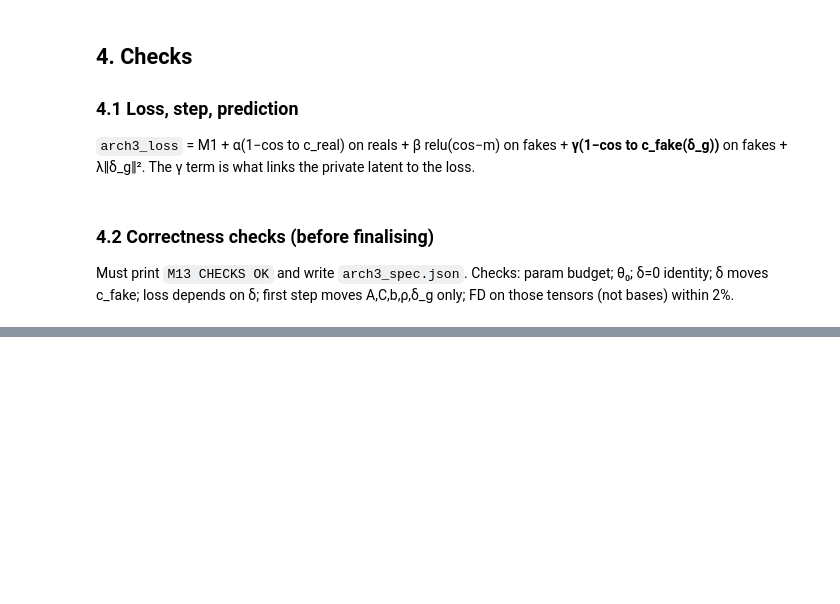
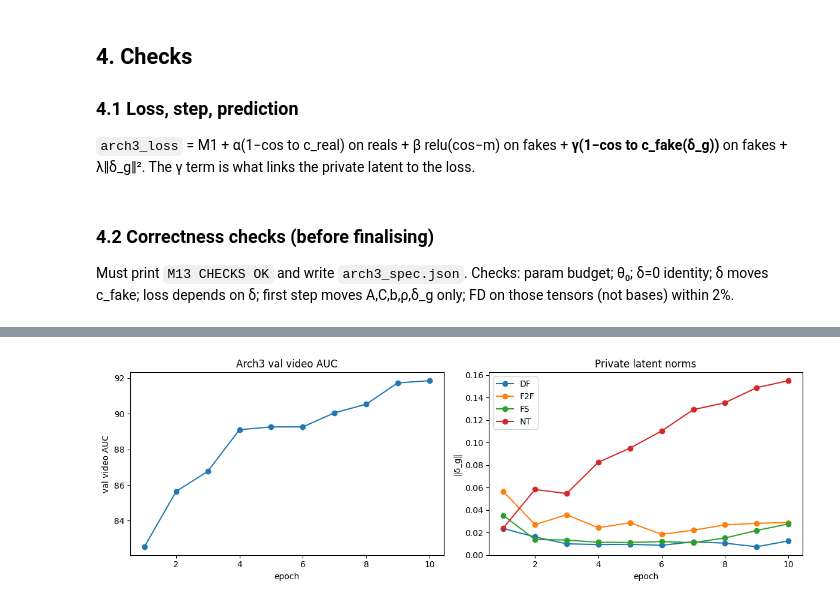
Before and after one commit to satyabrata-mishra/GBLA-Deepfake-Detection, a Jupyter notebook: M13.ipynb, the cells around one changed output, grey strips where cells are left out. Drawn from its saved outputs; the diff is of its cells as text; code cells hidden in the pictures; blank space fills up the shorter version.

Commit message:
Checks for Arch 3

```diff
--- a/M13.ipynb
+++ b/M13.ipynb
@@ -1083,0 +1219,86 @@ wrote /nlsasfs/home/isea/isea64/GBLA-Deepfake Detection/runs/m13/arch3_spec.json
+# %%
+# 6.1 Main table + decision
+def video_auc_from_records(records):
+    t = pd.DataFrame(records).set_index("test set")
+    row = {"seen": float(t.iloc[0]["video AUC"])}
+    row.update({SHORT[g]: float(t.loc[g, "video AUC"]) for g in ALL_GENERATORS})
+    return row
+
+
+rows = []
+rows.append({"model": "A0 SB-LN r=16 + linear (M11a)", "trainable": 36418, **A0, "UADFV": float("nan")})
+
+for name, (folder, dfd, uadfv) in REFS.items():
+    if name.startswith("A0"):
+        continue
+    if not (folder / "results.json").exists():
+        print("missing:", name)
+        continue
+    res = json.loads((folder / "results.json").read_text())
+    row = {"model": name, "trainable": res.get("deployed_trainable", P),
+           **video_auc_from_records(res["test"])}
+    row["DFD"] = res.get("dfd_video_auc", dfd if dfd is not None else float("nan"))
+    row["UADFV"] = res.get("uadfv_video_auc", uadfv if uadfv is not None else float("nan"))
+    rows.append(row)
+
+# M11b if present
+m11b_path = M11B_DIR / f"m11b_r{RANK}_{ARCH}_seed{SEED}" / "results.json"
+if m11b_path.exists():
+    res = json.loads(m11b_path.read_text())
+    rows.append({"model": "M11b r=16 (scratched family)", "trainable": res.get("deployed_trainable", 34370),
+                 **video_auc_from_records(res["test"]),
+                 "DFD": res.get("dfd_video_auc", float("nan")),
+                 "UADFV": res.get("uadfv_video_auc", float("nan"))})
+
+rd = run_dir()
+arch3_path = rd / "results.json"
+assert arch3_path.exists(), f"run pilot first: {arch3_path}"
+res = json.loads(arch3_path.read_text())
+arch3_row = {"model": "Arch3 (this run)", "trainable": res["deployed_trainable"],
+             **video_auc_from_records(res["test"]),
+             "DFD": res.get("dfd_video_auc", float("nan")),
+             "UADFV": res.get("uadfv_video_auc", float("nan"))}
+rows.append(arch3_row)
+main_table = pd.DataFrame(rows).set_index("model")
+display(main_table.round(2))
+main_table.to_csv(M13_DIR / "main_table.csv")
+
+# pre-registered decision (docs3/arch3_decision_rule.md)
+nt = float(arch3_row["NT"])
+dfd = float(arch3_row["DFD"])
+keep_nt = nt >= A0["NT"]
+keep_dfd = dfd >= 95.5
+keep = keep_nt and keep_dfd
+print(f"\nArch3 NT={nt:.2f} (need >= {A0['NT']}: {keep_nt})")
+print(f"Arch3 DFD={dfd:.2f} (need >= 95.5: {keep_dfd})")
+print("DECISION:", "KEEP Arch3 as candidate second architecture" if keep else "REJECT Arch3 — Arch1 remains the only main model")
+
+delta = {k: round(float(arch3_row[k]) - A0[k], 2) for k in ("seen", "NT", "FSh", "DFD")}
+print("Δ vs A0:", delta)
+print("|δ| norms:", res.get("delta_norms"))
+
+decision = {
+    "architecture": "Arch3",
+    "keep": keep,
+    "criteria": {"NT_ge_A0": keep_nt, "DFD_ge_95.5": keep_dfd},
+    "arch3": {k: arch3_row[k] for k in ("seen", "NT", "FSh", "DFD", "UADFV", "trainable")},
+    "delta_vs_A0": delta,
+    "rule": "keep iff NT >= A0 (81.21) and DFD >= 95.5",
+}
+(M13_DIR / "decision.json").write_text(json.dumps(decision, indent=2))
+print("wrote", M13_DIR / "decision.json")
+
+# curves
+hist = pd.DataFrame(res["history"])
+fig, axes = plt.subplots(1, 2, figsize=(12, 4))
+axes[0].plot(hist["epoch"], hist["val video AUC"], marker="o")
+axes[0].set_xlabel("epoch"); axes[0].set_ylabel("val video AUC"); axes[0].set_title("Arch3 val video AUC")
+for g in TRAIN_GENERATORS:
+    col = f"|d| {SHORT[g]}"
+    if col in hist.columns:
+        axes[1].plot(hist["epoch"], hist[col], marker="o", label=SHORT[g])
+axes[1].set_xlabel("epoch"); axes[1].set_ylabel("‖δ_g‖"); axes[1].set_title("Private latent norms")
+axes[1].legend()
+fig.tight_layout()
+plt.show()
+# %% [output]
@@ -1083,0 +1318 @@ wrote /nlsasfs/home/isea/isea64/GBLA-Deepfake Detection/runs/m13/arch3_spec.json
+[figure, added]
```
Also changed, not shown: parts of 12 cells of this notebook, 13 other files.
